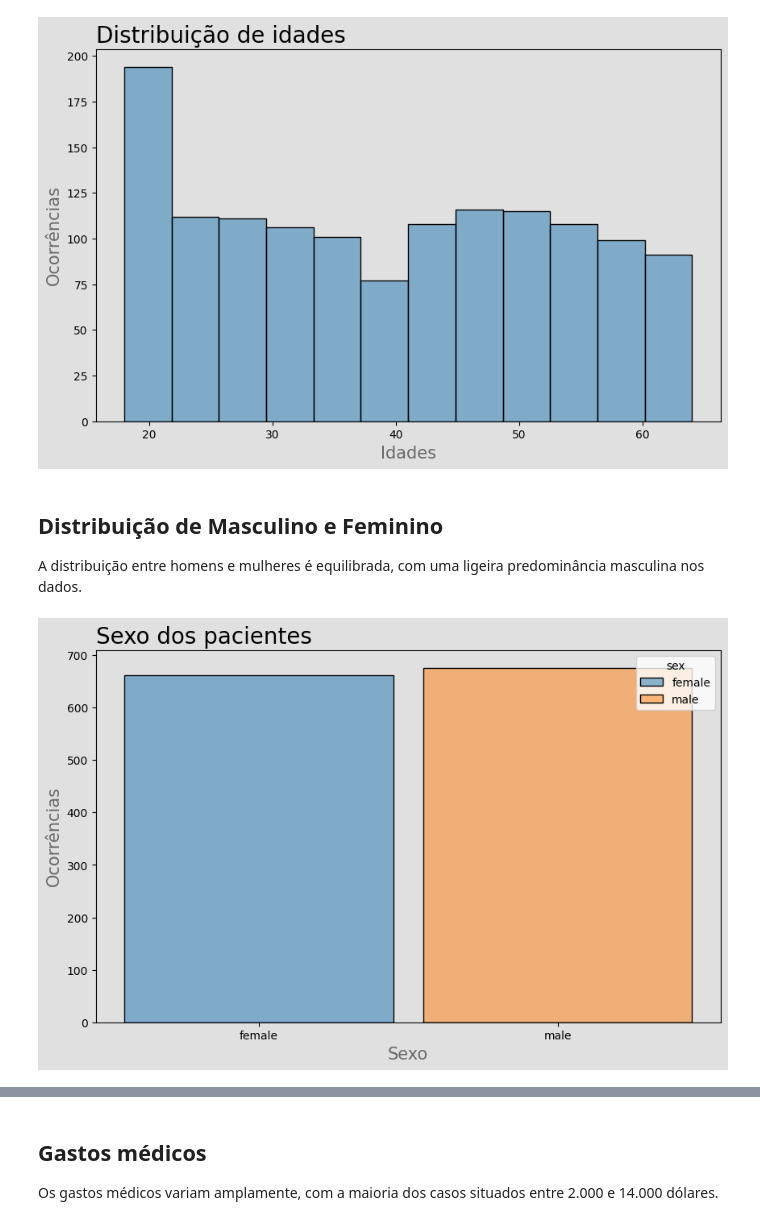
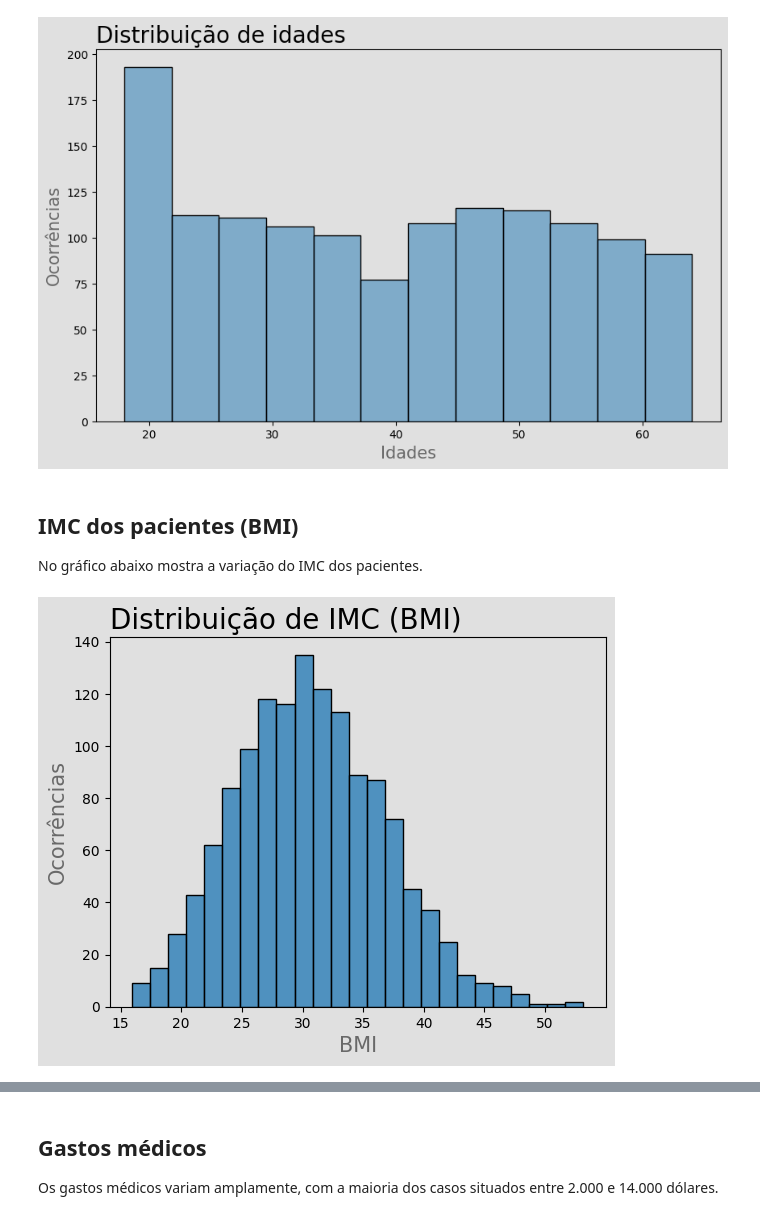
Before and after one commit to pedrocobalquini/Custo-Medico, a Jupyter notebook: custo_medico.ipynb, the cells around one changed output, grey strips where cells are left out. Cells and saved outputs as stored; diff of their text form; code cells hidden in the pictures.

```diff
--- a/custo_medico.ipynb
+++ b/custo_medico.ipynb
@@ -88,3 +99,6 @@ np.int64(1)
+# %%
+index_to_remove = db[db['medical charges'] == 1639.5631].head(1).index
+db.drop(index_to_remove, inplace=True)
 # %%
 # Verificando valores únicos em cada coluna.
 
@@ -157,22 +171,20 @@ plt.gcf().set_facecolor('#E0E0E0')
 plt.show()
 # %% [output]
 [figure]
-# %% [markdown]
-## Distribuição de Masculino e Feminino
-
-A distribuição entre homens e mulheres é equilibrada, com uma ligeira predominância masculina nos dados.
+# %% [markdown]
+## IMC dos pacientes (BMI)
+
+No gráfico abaixo mostra a variação do IMC dos pacientes.
 # %%
-plt.figure(figsize=(10, 6))
+sns.histplot(data=db, x="bmi")
 
-sns.histplot(data=db, x="sex", shrink=.9, hue="sex")
-
-plt.title('Sexo dos pacientes', fontsize=20, loc='left')
-plt.xlabel('Sexo', fontsize=15, color='#696969')
+plt.title('Distribuição de IMC (BMI)', fontsize=20, loc='left')
+plt.xlabel('BMI', fontsize=15, color='#696969')
 plt.ylabel('Ocorrências', fontsize=15, color='#696969')
 
 plt.gca().set_facecolor('#E0E0E0')
 plt.gcf().set_facecolor('#E0E0E0')
 
 plt.show()
 # %% [output]
-[figure, old version]
+[figure, new version]
```
Also changed, not shown: parts of 17 cells of this notebook.
